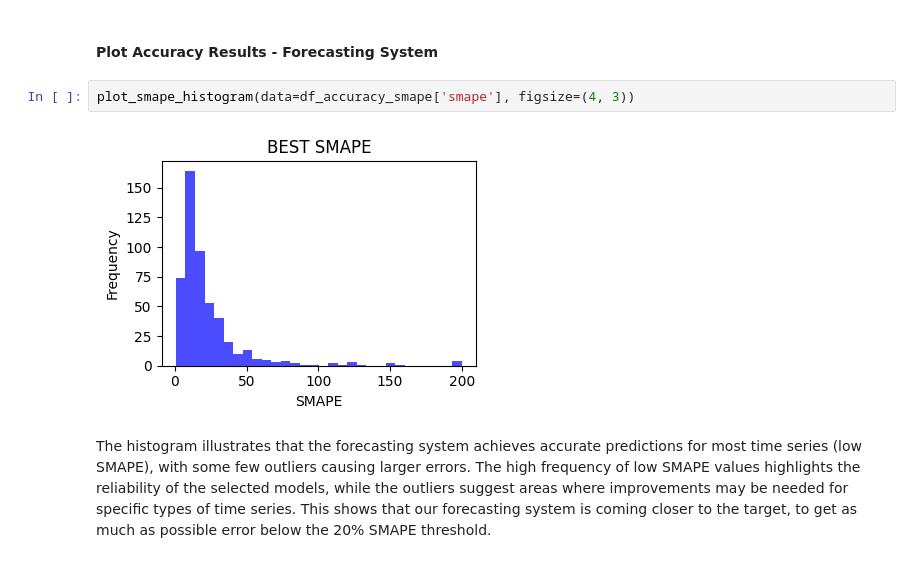
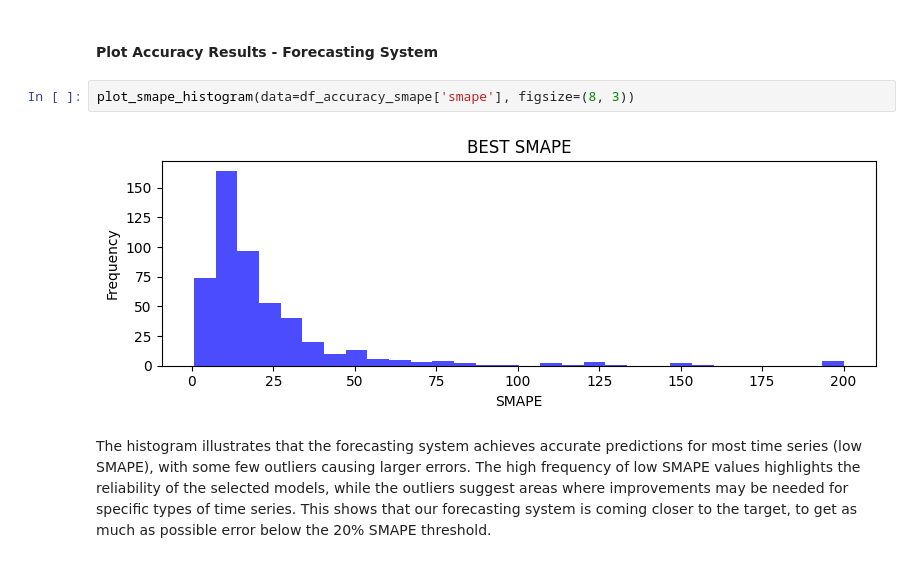
Before and after one commit to john2408/project_data_analytics, a Jupyter notebook: reports/report.ipynb, the cells around one changed output. Cells and saved outputs as stored; diff of their text form.

```diff
--- a/reports/report.ipynb
+++ b/reports/report.ipynb
@@ -484,9 +465,9 @@ This analysis proves our previous statement that combining the models into a For
 # %% [markdown]
 #### Plot Accuracy Results - Forecasting System
 # %%
-plot_smape_histogram(data=df_accuracy_smape['smape'], figsize=(4, 3))
+plot_smape_histogram(data=df_accuracy_smape['smape'], figsize=(8, 3))
 # %% [output]
-[figure, old version]
+[figure, new version]
 # %% [markdown]
 The histogram illustrates that the forecasting system achieves accurate predictions for most time series (low SMAPE), with some few outliers causing larger errors. The high frequency of low SMAPE values highlights the reliability of the selected models, while the outliers suggest areas where improvements may be needed for specific types of time series. This shows that our forecasting system is coming closer to the target, to get as much as possible error below the 20% SMAPE threshold.
 # %% [markdown]
```
Also changed, not shown: parts of 13 cells of this notebook, 2 other files.
